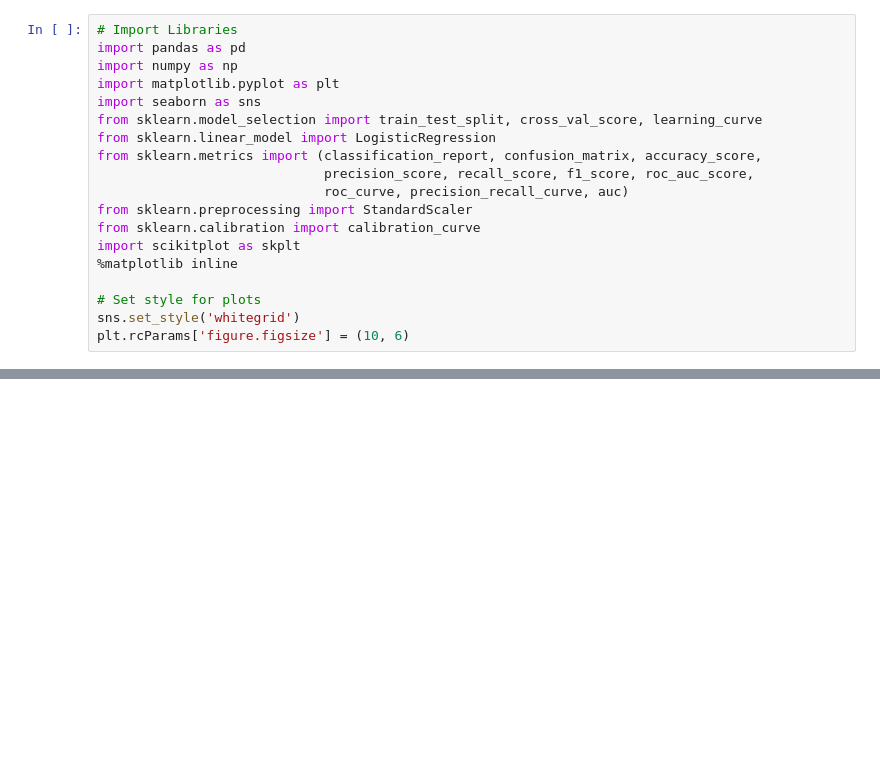
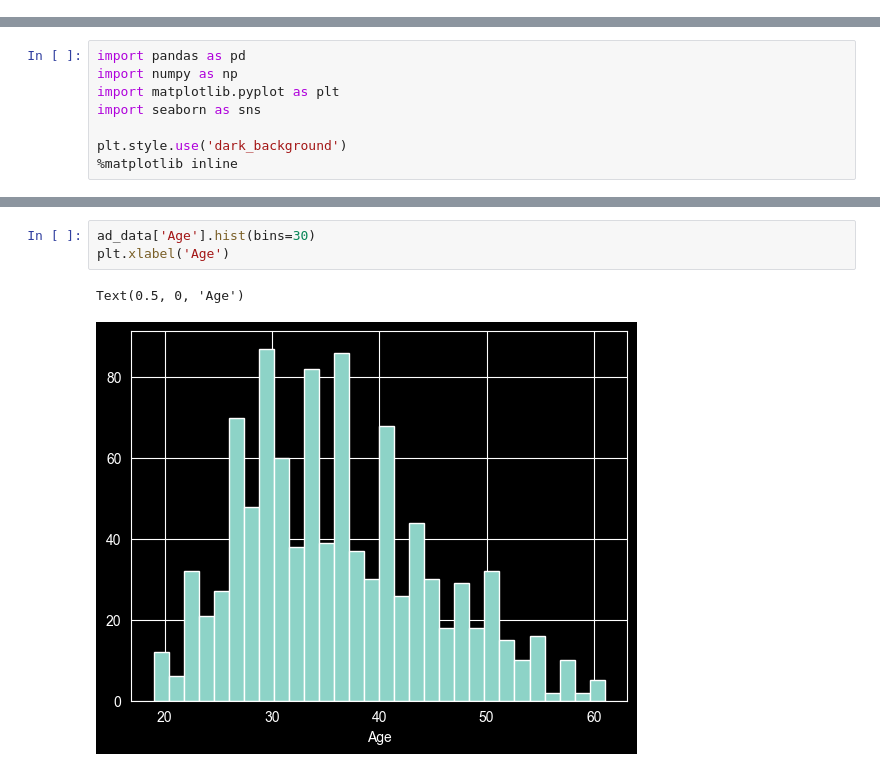
Before and after one commit to RohitMugalya/Ad-Click-Through-Rate-Predictor, a Jupyter notebook: model_training.ipynb, the cells around one changed output, grey strips where cells are left out. Cells and saved outputs as stored; diff of their text form; blank space fills up the shorter version.

```diff
--- a/model_training.ipynb
+++ b/model_training.ipynb
@@ -1,19 +0,0 @@
-# %%
-# Import Libraries
-import pandas as pd
-import numpy as np
-import matplotlib.pyplot as plt
-import seaborn as sns
-from sklearn.model_selection import train_test_split, cross_val_score, learning_curve
-from sklearn.linear_model import LogisticRegression
-from sklearn.metrics import (classification_report, confusion_matrix, accuracy_score,
-                             precision_score, recall_score, f1_score, roc_auc_score,
-                             roc_curve, precision_recall_curve, auc)
-from sklearn.preprocessing import StandardScaler
-from sklearn.calibration import calibration_curve
-import scikitplot as skplt
-%matplotlib inline
-
-# Set style for plots
-sns.set_style('whitegrid')
-plt.rcParams['figure.figsize'] = (10, 6)
@@ -22 +1,9 @@ ImportError: cannot import name 'interp' from 'scipy' (e:\HW files\Ad-Click-Thro
+# %%
+import pandas as pd
+import numpy as np
+import matplotlib.pyplot as plt
+import seaborn as sns
+
+plt.style.use('dark_background')
+%matplotlib inline
 # %%
@@ -24,0 +52,6 @@ ad_data = pd.read_csv('advertising.csv')
+# %%
+ad_data['Age'].hist(bins=30)
+plt.xlabel('Age')
+# %% [output]
+Text(0.5, 0, 'Age')
+[figure, added]
```
Also changed, not shown: parts of 19 cells of this notebook, 3 other files.
